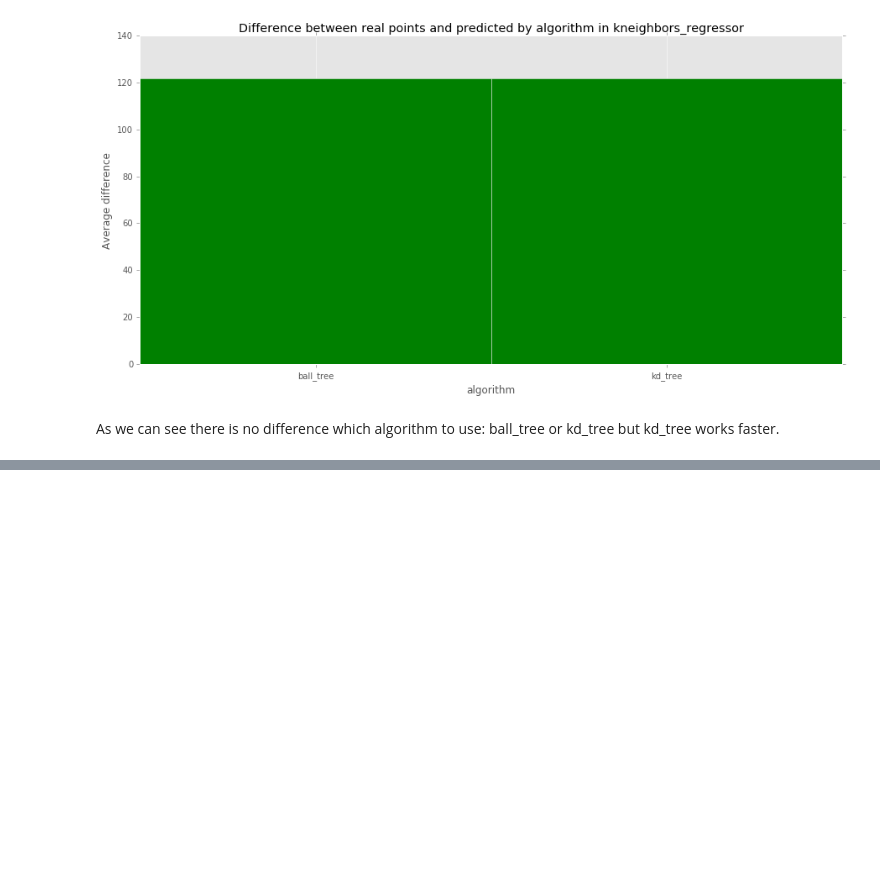
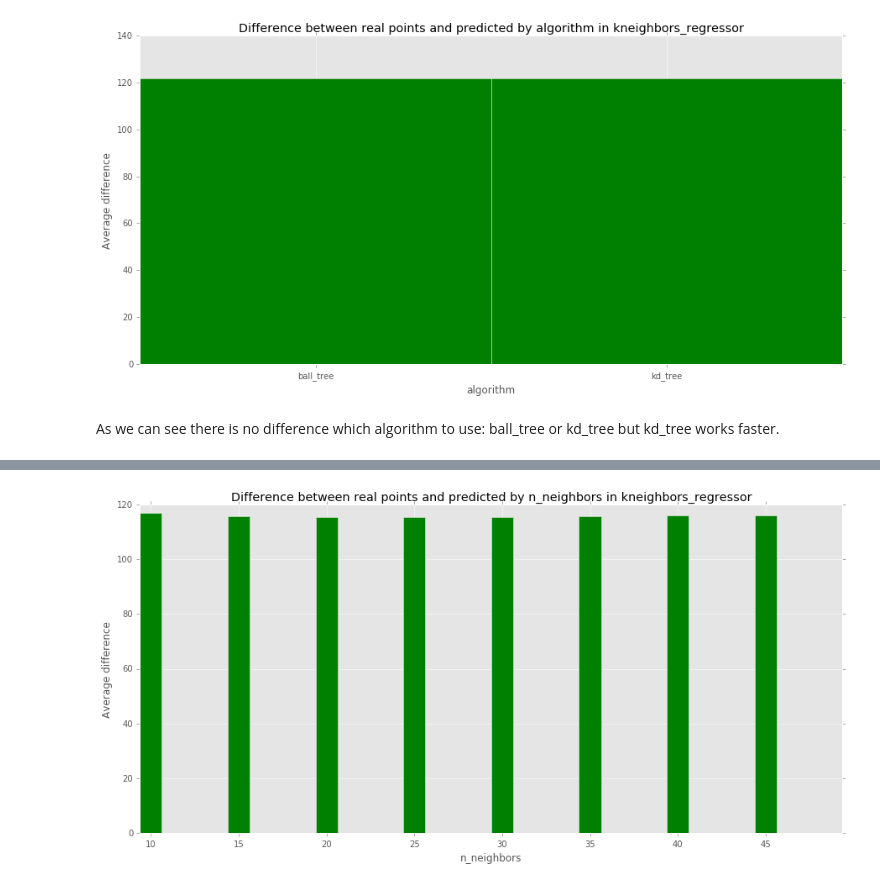
Before and after one commit to avgaydashenko/cuddly-robot, a Jupyter notebook: framework.ipynb, the cells around one changed output, grey strips where cells are left out. Saved outputs shown, nothing was run; the diff lists cells and outputs as text; code cells hidden in the pictures; blank space fills up the shorter version.

```diff
--- a/framework.ipynb
+++ b/framework.ipynb
@@ -173,3 +173,7 @@ done! 2016-10-10 16:13:48
 [figure]
 # %% [markdown]
 As we can see there is no difference which algorithm to use: ball_tree or kd_tree but kd_tree works faster.
+# %%
+framework(function=kneighbors_regressor, test_results=test_results, parameter_name="n_neighbors",
+          list_of_values=range(10, 50, 5), train_data=train_data, train_results=train_results, test_data=test_data)
+# %% [output]
@@ -175,0 +189 @@ As we can see there is no difference which algorithm to use: ball_tree or kd_tre
+[figure, added]
```
Also changed, not shown: parts of 1 cell of this notebook.
